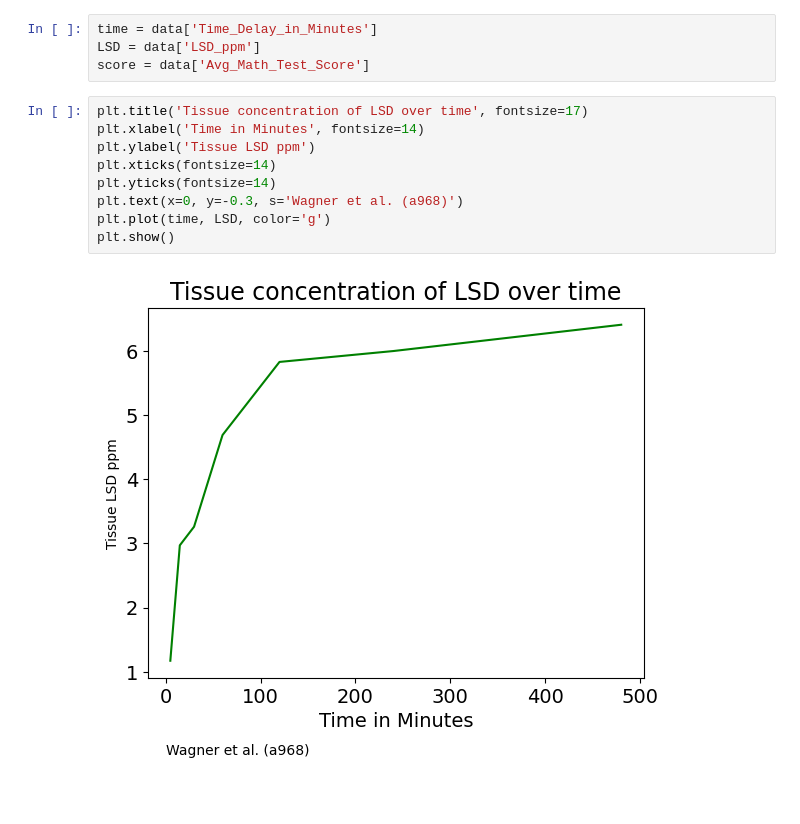
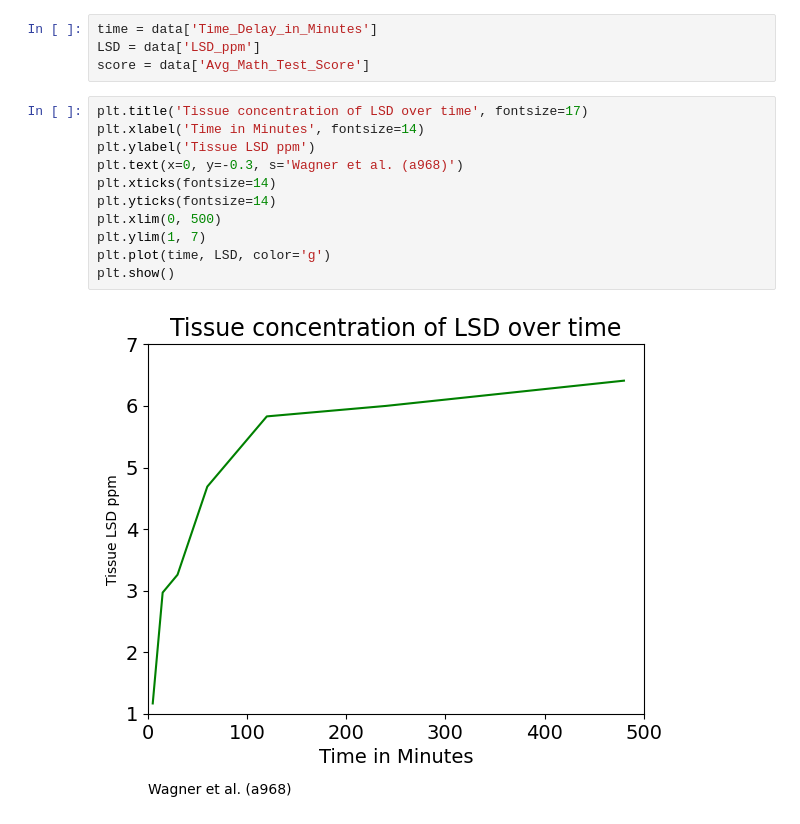
Before and after one commit to srofe/MLBootcamp, a Jupyter notebook: 02-Programming/Programming.ipynb, the cells around one changed output. Drawn from its saved outputs; the diff is of its cells as text; blank space fills up the shorter version.

Commit message:
Modify other plot attributes

```diff
--- a/02-Programming/Programming.ipynb
+++ b/02-Programming/Programming.ipynb
@@ -57,11 +57,13 @@ score = data['Avg_Math_Test_Score']
 # %%
 plt.title('Tissue concentration of LSD over time', fontsize=17)
 plt.xlabel('Time in Minutes', fontsize=14)
 plt.ylabel('Tissue LSD ppm')
+plt.text(x=0, y=-0.3, s='Wagner et al. (a968)')
 plt.xticks(fontsize=14)
 plt.yticks(fontsize=14)
-plt.text(x=0, y=-0.3, s='Wagner et al. (a968)')
+plt.xlim(0, 500)
+plt.ylim(1, 7)
 plt.plot(time, LSD, color='g')
 plt.show()
 # %% [output]
-[figure, old version]
+[figure, new version]
```
